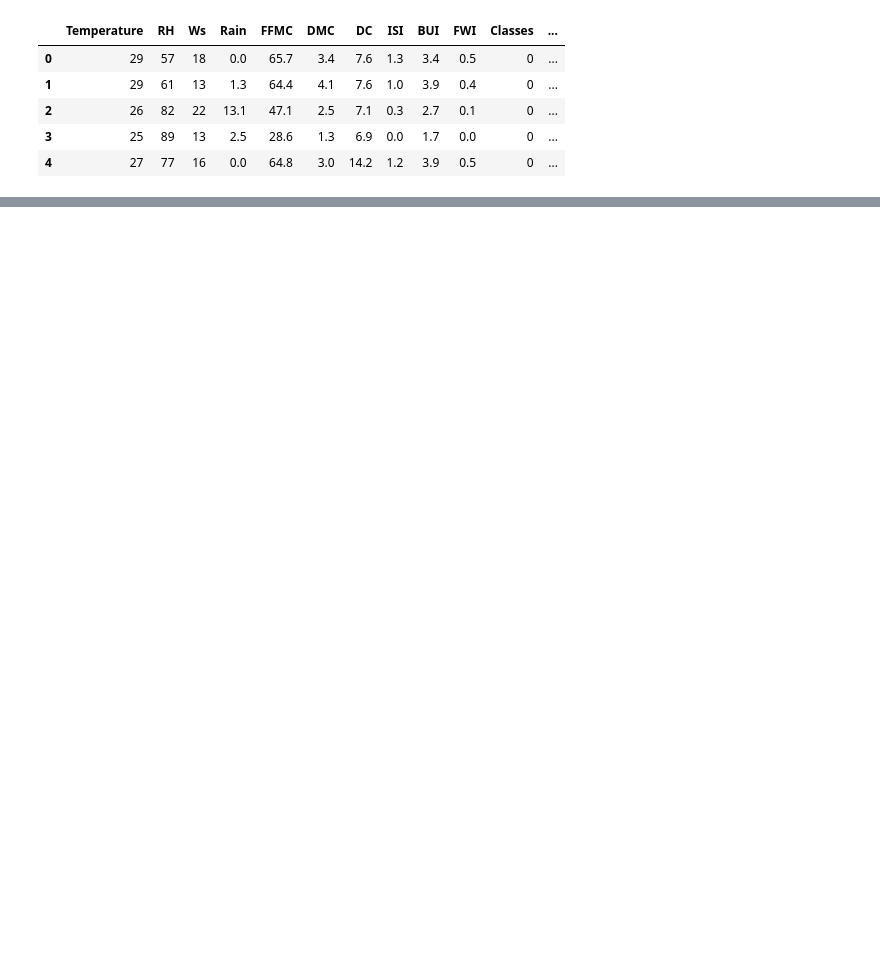
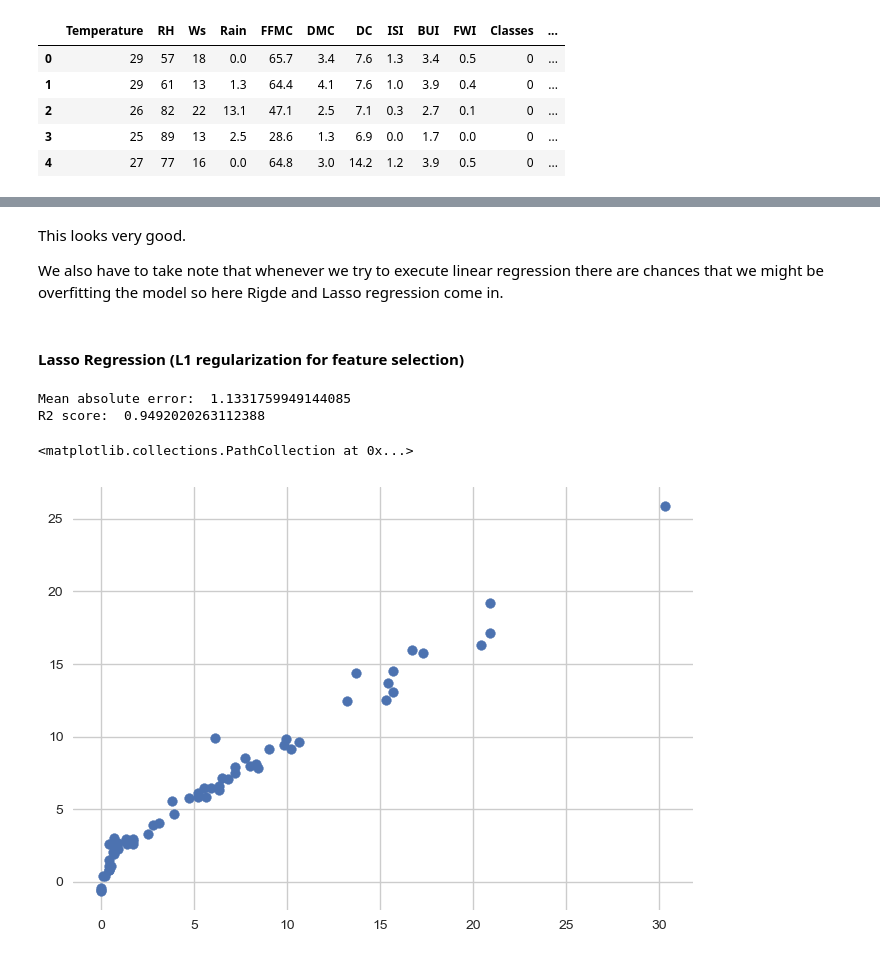
Before and after one commit to Udeani4/Machine-Learning-Course, a Jupyter notebook: machine_learning_2.ipynb, the cells around one changed output, grey strips where cells are left out. Drawn from its saved outputs; the diff is of its cells as text; code cells hidden in the pictures; blank space fills up the shorter version.

```diff
--- a/machine_learning_2.ipynb
+++ b/machine_learning_2.ipynb
@@ -1258,0 +1345,24 @@ sns.heatmap(corr,annot=True)
+# %% [markdown]
+This looks very good.
+
+We also have to take note that whenever we try to execute linear regression there are chances that we might be overfitting the model so here Rigde and Lasso regression come in.
+# %% [markdown]
+#### Lasso Regression (L1 regularization for feature selection)
+# %%
+from sklearn.linear_model import Lasso
+from sklearn.metrics import mean_absolute_error, r2_score
+
+
+lasso=Lasso()
+lasso.fit(X_train_scaled, y_train)
+y_pred=lasso.predict(X_test_scaled)
+mae=mean_absolute_error(y_test,y_pred)
+score=r2_score(y_test,y_pred)
+print("Mean absolute error: ", mae)
+print('R2 score: ', score)
+plt.scatter(y_test,y_pred)
+# %% [output]
+Mean absolute error:  1.1331759949144085
+R2 score:  0.9492020263112388
+<matplotlib.collections.PathCollection at 0x...>
+[figure, added]
```
Also changed, not shown: parts of 78 cells of this notebook, 1 other file.
